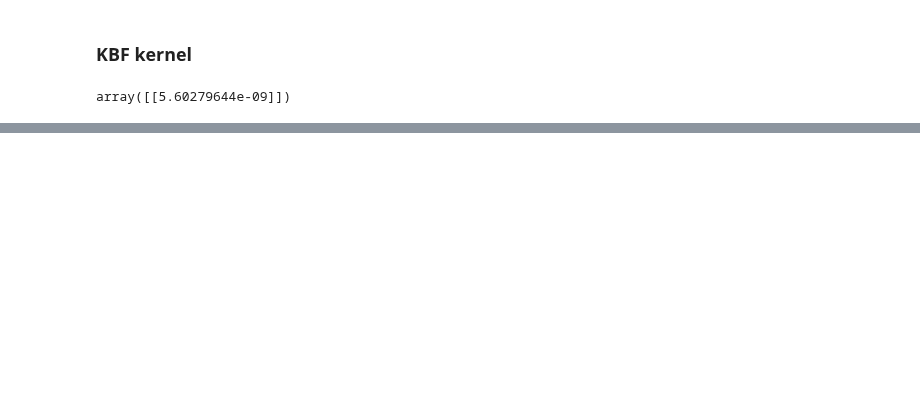
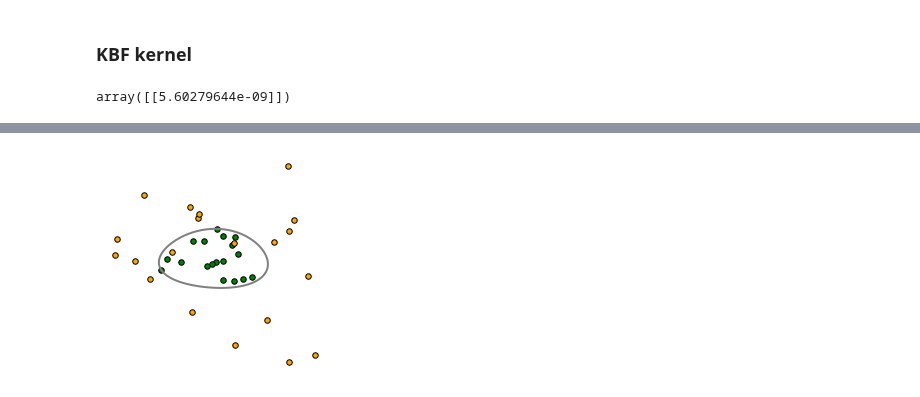
Before and after one commit to ejrueda/MasterUFPA, a Jupyter notebook: Proyectos/BioInformática/Understanding OneClassSVM.ipynb, the cells around one changed output, grey strips where cells are left out. Drawn from its saved outputs; the diff is of its cells as text; code cells hidden in the pictures; blank space fills up the shorter version.

```diff
--- a/Proyectos/BioInformática/Understanding OneClassSVM.ipynb
+++ b/Proyectos/BioInformática/Understanding OneClassSVM.ipynb
@@ -38 +29,4 @@ X_train.shape, y_train.shape
+# %%
+X_test = np.random.normal(0.2,1.5, size=(20,2))
+y_test = clf1.predict(X_test)
 # %%
@@ -44,6 +39,0 @@ np.mean(clf1.predict(X_train)==1)
-# %%
-X_test_p = np.random.normal(size=(100,4))
-y_test = clf1.predict(X_test_p)
-X_test = X_test_p[y_test==1]
-
-X_out = X_test_p[y_test==-1]
@@ -73,0 +60,17 @@ b1 = plt.scatter(X_out[:, 0], X_out[:, 1], c='orange', s=s, edgecolors='k')
+# %%
+xx, yy = np.meshgrid(np.linspace(-1.5, 1., 300), np.linspace(-1, 1.5, 300))
+Z = clf1.decision_function(np.c_[xx.ravel(), yy.ravel()])
+Z = Z.reshape(xx.shape)
+
+plt.figure(figsize=(4,4))
+a = plt.contour(xx, yy, Z, levels=0, linewidths=2, colors='gray')
+
+#plt.contourf(xx, yy, Z, levels=np.linspace(Z.min(), 0, 7), cmap=plt.cm.PuBu)
+#plt.contourf(xx, yy, Z, levels=[0, Z.max()], colors='palevioletred')
+plt.axis('off')
+s = 30
+b1 = plt.scatter(X_in[:, 0], X_in[:, 1], c='green', s=s, edgecolors='k')
+b1 = plt.scatter(X_test[:, 0], X_test[:, 1], c='orange', s=s, edgecolors='k')
+plt.savefig('./images/svm_classifier.svg');
+# %% [output]
+[figure, added]
```
Also changed, not shown: parts of 9 cells of this notebook, 26 other files.
